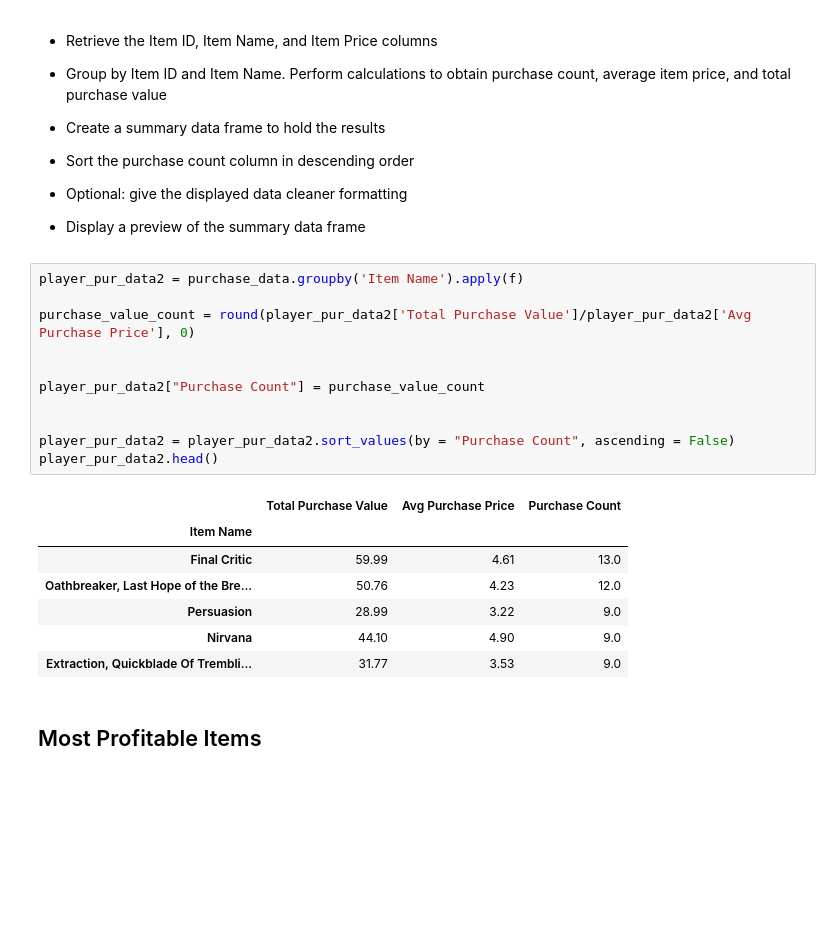
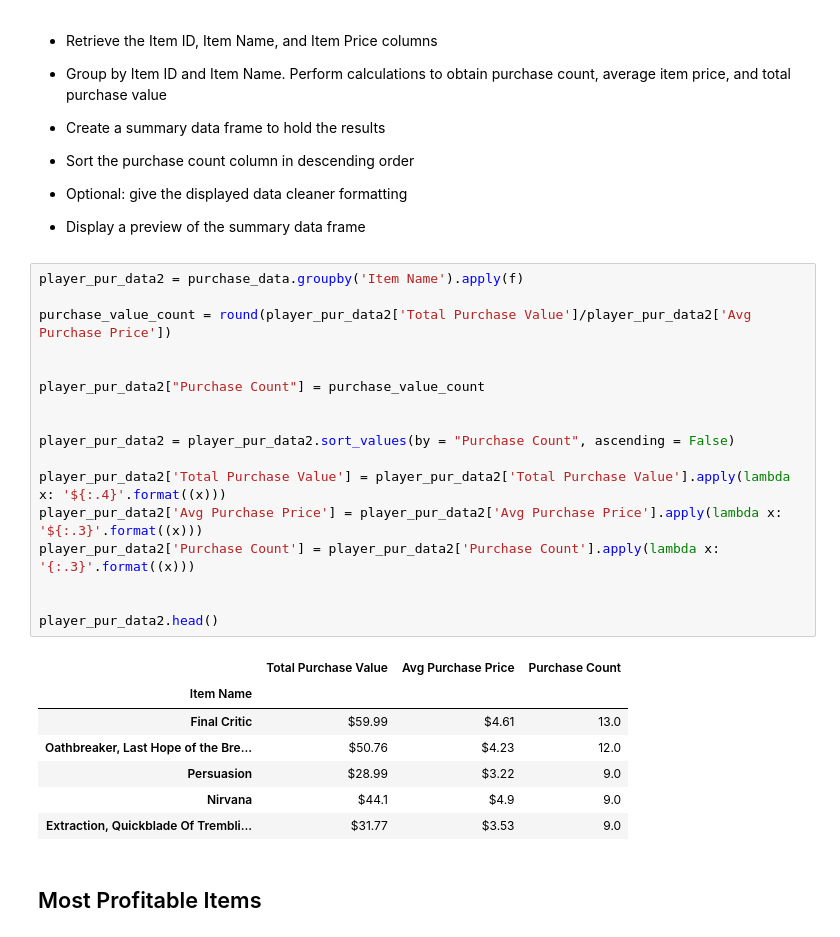
Before and after one commit to George-R/pandas-challenge, a Jupyter notebook: HeroesOfPymoli/HeroesOfPymoli_starter.ipynb, the cells around one changed output. Drawn from its saved outputs; the diff is of its cells as text; blank space fills up the shorter version.

```diff
--- a/HeroesOfPymoli/HeroesOfPymoli_starter.ipynb
+++ b/HeroesOfPymoli/HeroesOfPymoli_starter.ipynb
@@ -255,22 +362,28 @@ NameError: name 'nunique' is not defined
 # %%
 player_pur_data2 = purchase_data.groupby('Item Name').apply(f)
 
-purchase_value_count = round(player_pur_data2['Total Purchase Value']/player_pur_data2['Avg Purchase Price'], 0)
+purchase_value_count = round(player_pur_data2['Total Purchase Value']/player_pur_data2['Avg Purchase Price'])
 
 
 player_pur_data2["Purchase Count"] = purchase_value_count
 
 
 player_pur_data2 = player_pur_data2.sort_values(by = "Purchase Count", ascending = False)
+
+player_pur_data2['Total Purchase Value'] = player_pur_data2['Total Purchase Value'].apply(lambda x: '${:.4}'.format((x)))
+player_pur_data2['Avg Purchase Price'] = player_pur_data2['Avg Purchase Price'].apply(lambda x: '${:.3}'.format((x)))
+player_pur_data2['Purchase Count'] = player_pur_data2['Purchase Count'].apply(lambda x: '{:.3}'.format((x)))
+
+
 player_pur_data2.head()
 # %% [output]
 |  | Total Purchase Value | Avg Purchase Price | Purchase Count |
 | Item Name |  |  |  |
-| Final Critic | 59.99 | 4.61 | 13.0 |
-| Oathbreaker, Last Hope of the Bre... | 50.76 | 4.23 | 12.0 |
-| Persuasion | 28.99 | 3.22 | 9.0 |
-| Nirvana | 44.10 | 4.90 | 9.0 |
-| Extraction, Quickblade Of Trembli... | 31.77 | 3.53 | 9.0 |
+| Final Critic | $59.99 | $4.61 | 13.0 |
+| Oathbreaker, Last Hope of the Bre... | $50.76 | $4.23 | 12.0 |
+| Persuasion | $28.99 | $3.22 | 9.0 |
+| Nirvana | $44.1 | $4.9 | 9.0 |
+| Extraction, Quickblade Of Trembli... | $31.77 | $3.53 | 9.0 |
 # %% [markdown]
 ## Most Profitable Items
 # %% [markdown]
```
Also changed, not shown: parts of 8 cells of this notebook.
